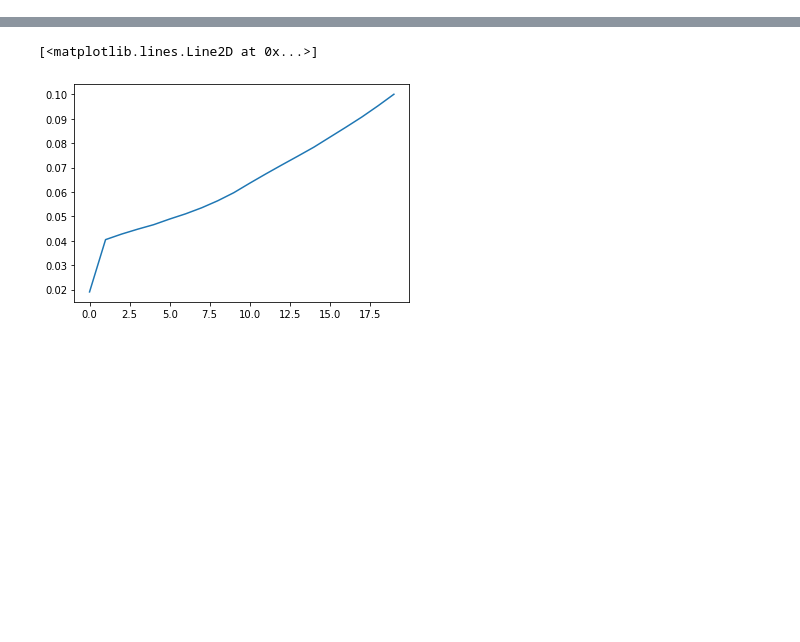
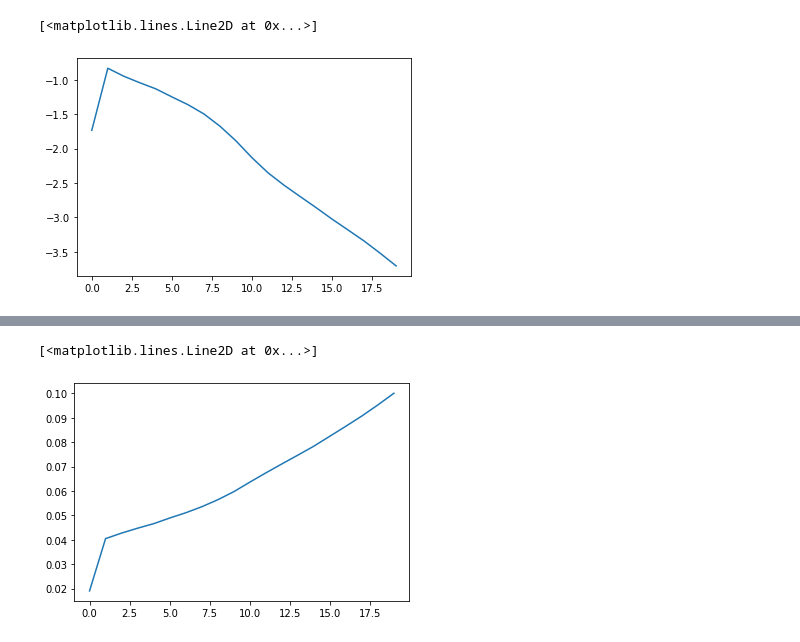
Before and after one commit to mkhlgrv/olg, a Jupyter notebook: steady_state.ipynb, the cells around one changed output, grey strips where cells are left out. Saved outputs shown, nothing was run; the diff lists cells and outputs as text; code cells hidden in the pictures; blank space fills up the shorter version.

```diff
--- a/steady_state.ipynb
+++ b/steady_state.ipynb
@@ -148,0 +207,6 @@ plt.plot(olg.K[0,:200])
+# %%
+plt.plot(((olg_baseline.Rho_sum-\
+         (olg_baseline.rho*olg_baseline.N).sum(axis=(0,1))*olg_baseline.sigma * olg_baseline.w)/olg.GDP)[:20])
+# %% [output]
+[<matplotlib.lines.Line2D at 0x...>]
+[figure, added]
```
Also changed, not shown: parts of 19 cells of this notebook, 4 other files.
